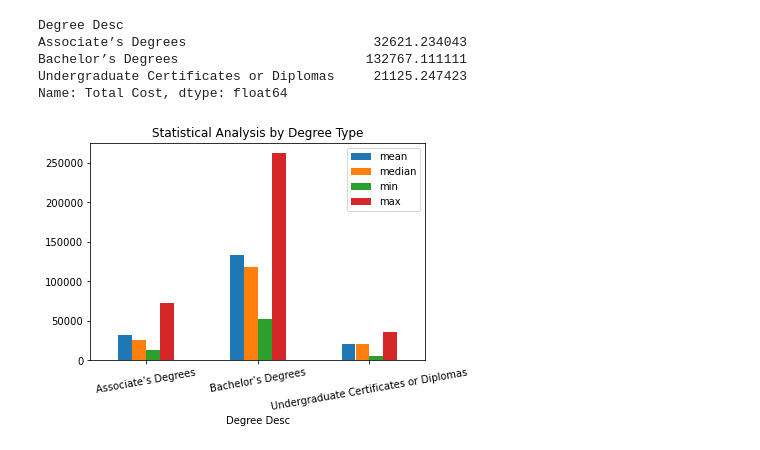
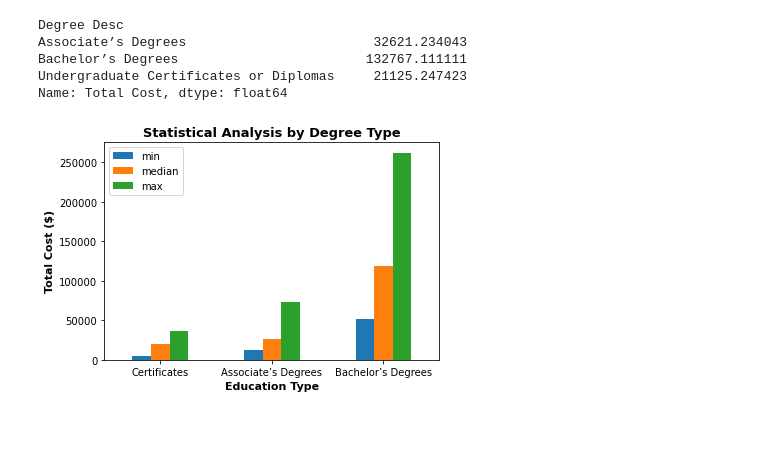
Before and after one commit to Project-1-2021/ValueOfCollege, a Jupyter notebook: Data_Analysis.ipynb, the cells around one changed output. Drawn from its saved outputs; the diff is of its cells as text; code cells hidden in the pictures.

```diff
--- a/Data_Analysis.ipynb
+++ b/Data_Analysis.ipynb
@@ -140,7 +111,7 @@ schools_df = schools_df.rename(columns= {'Unnamed: 0': 'School ID'})
 
 for row in schools_df.index:
     if schools_df['Degree Type'][row] == 1:
-        schools_df['Degree Desc'][row] = 'Undergraduate Certificates or Diplomas'
+        schools_df['Degree Desc'][row] = 'Certificates'
 
     elif schools_df['Degree Type'][row] == 2:
         schools_df['Degree Desc'][row] = "Associate’s Degrees"
@@ -177,9 +148,15 @@ Bachelor’s Degrees                        132767.111111
 Undergraduate Certificates or Diplomas     21125.247423
 Name: Total Cost, dtype: float64
 # %%
-summary_df =df.groupby(['Degree Desc'])['Total Cost'].agg(['mean','median','min','max'])
-summary_df.plot.bar(title='Statistical Analysis by Degree Type')
-plt.xticks(rotation=10)
+
+summary_df = schools_df.groupby(['Degree Desc'])['Total Cost'].agg(['min', 'median','max'])
+summary_df = summary_df.sort_values('min')
+
+summary_df.plot.bar()
+plt.title('Statistical Analysis by Degree Type', fontsize=13, fontweight='bold')
+plt.ylabel('Total Cost ($)', fontsize=11, fontweight='bold')
+plt.xlabel('Education Type', fontsize=11, fontweight='bold')
+plt.xticks(rotation='horizontal')
 plt.show()
 # %% [output]
-[figure, old version]
+[figure, new version]
```
Also changed, not shown: parts of 4 cells of this notebook.
